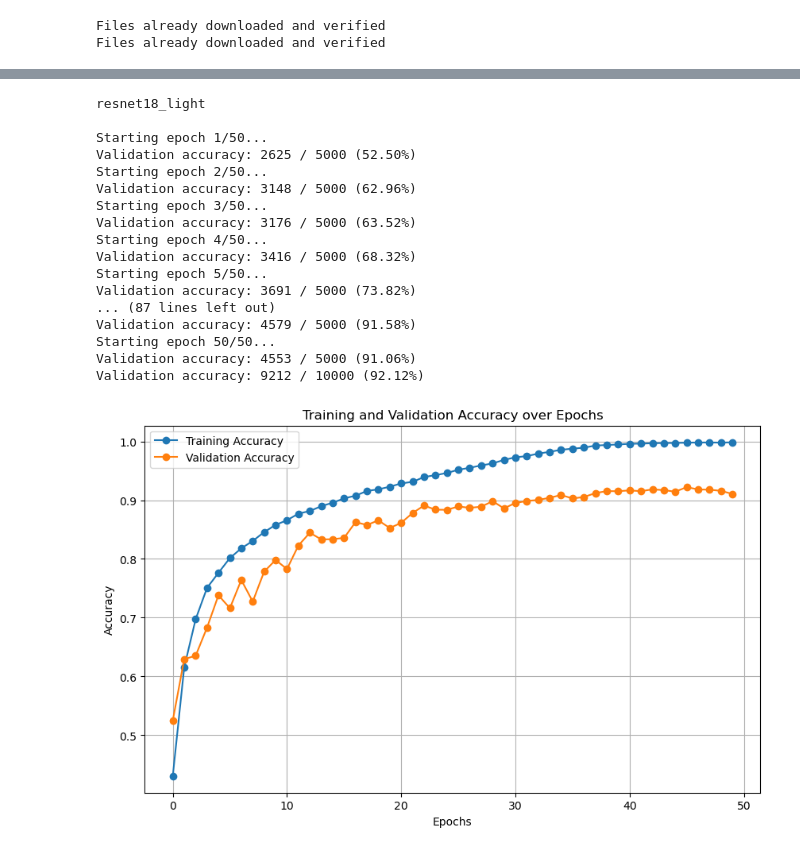
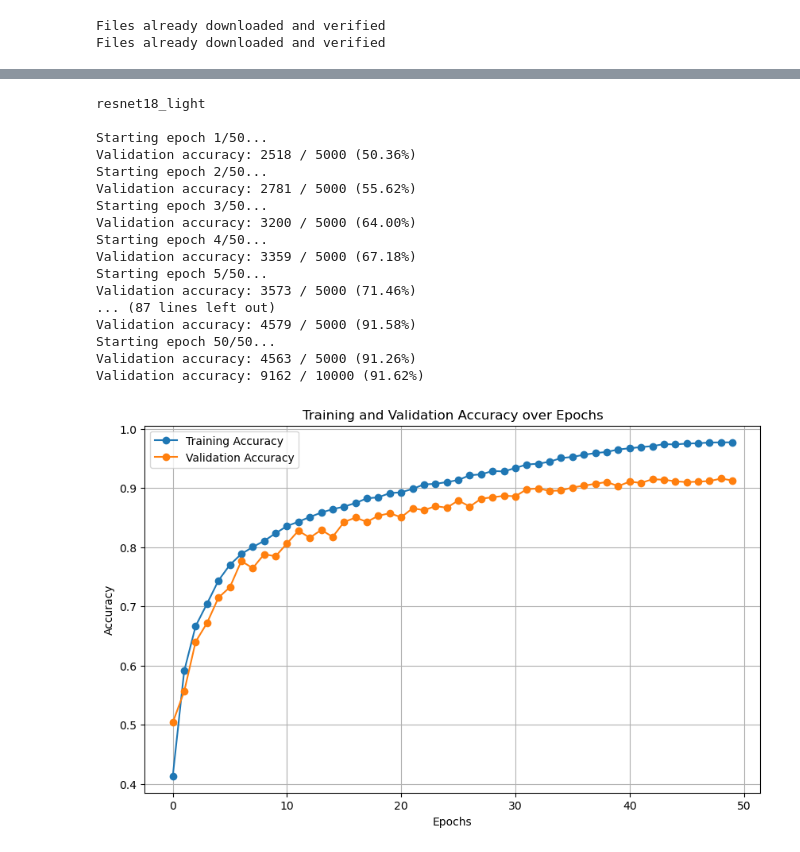
Before and after one commit to mmahdin/CI_CNNProject_Fall2024, a Jupyter notebook: Phase-1/ph1.ipynb, the cells around one changed output, grey strips where cells are left out. Saved outputs shown, nothing was run; the diff lists cells and outputs as text; code cells hidden in the pictures.

Commit message:
ph1: dropout 0.3 -> acc=92.42

```diff
--- a/Phase-1/ph1.ipynb
+++ b/Phase-1/ph1.ipynb
@@ -67,7 +67,7 @@ networks = {
             (256, 512, 1, True),
         ],
         'dropout': True,  # Enable dropout
-        'p': 0.3  # Dropout probability
+        'p': 0.5  # Dropout probability
     }
 }
 
@@ -75,7 +75,7 @@ def get_resnet(name):
   return ResNet(**networks[name])
 # %%
 name = 'resnet18_light'
-version = 1
+version = 2
 
 model_path = f'./models/{name}_{version}.pth'
 history_path = f'./history/{name}_{version}.pth'
@@ -92,38 +92,38 @@ if os.path.exists(model_path):
   plot_val_train_acc(train_acc_history, val_acc_history)
 else:
   reset_seed(0)
   print(name, '\n')
   model = get_resnet(name).to(device)
   optimizer = optim.SGD(model.parameters(), lr=0.05, momentum=.9, weight_decay=5e-4)
   scheduler = CosineAnnealingLR(optimizer, T_max=50)
 
   train_acc_history, val_acc_history = train_model(model, optimizer, loader_train,
                                                   loader_val,device='cuda',epochs=50,
                                                   schedule=[6, 15], scheduler=scheduler,
                                                   verbose=False, model_path=model_path)
   torch.save(model.state_dict(), model_path)
   with open(history_path, 'wb') as f:
         pickle.dump((train_acc_history, val_acc_history), f)
 
 
   check_accuracy(loader_test, model, device='cuda')
   plot_val_train_acc(train_acc_history, val_acc_history)
 # %% [output]
 resnet18_light
 
 Starting epoch 1/50...
-Validation accuracy: 2625 / 5000 (52.50%)
+Validation accuracy: 2518 / 5000 (50.36%)
 Starting epoch 2/50...
-Validation accuracy: 3148 / 5000 (62.96%)
+Validation accuracy: 2781 / 5000 (55.62%)
 Starting epoch 3/50...
-Validation accuracy: 3176 / 5000 (63.52%)
+Validation accuracy: 3200 / 5000 (64.00%)
 Starting epoch 4/50...
-Validation accuracy: 3416 / 5000 (68.32%)
+Validation accuracy: 3359 / 5000 (67.18%)
 Starting epoch 5/50...
-Validation accuracy: 3691 / 5000 (73.82%)
+Validation accuracy: 3573 / 5000 (71.46%)
 ... (87 lines left out)
 Validation accuracy: 4579 / 5000 (91.58%)
 Starting epoch 50/50...
-Validation accuracy: 4553 / 5000 (91.06%)
-Validation accuracy: 9212 / 10000 (92.12%)
+Validation accuracy: 4563 / 5000 (91.26%)
+Validation accuracy: 9162 / 10000 (91.62%)
-[figure, old version]
+[figure, new version]
```
Also changed, not shown: parts of 1 cell of this notebook, 1 other file.
